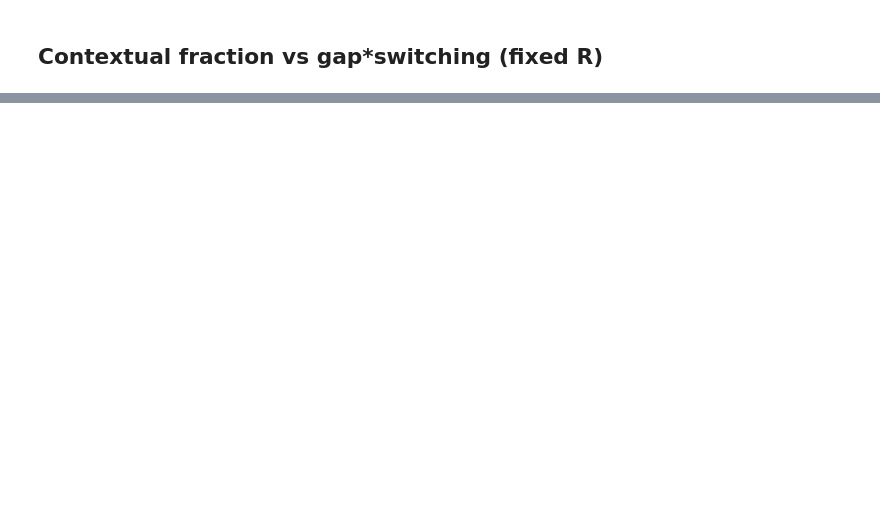
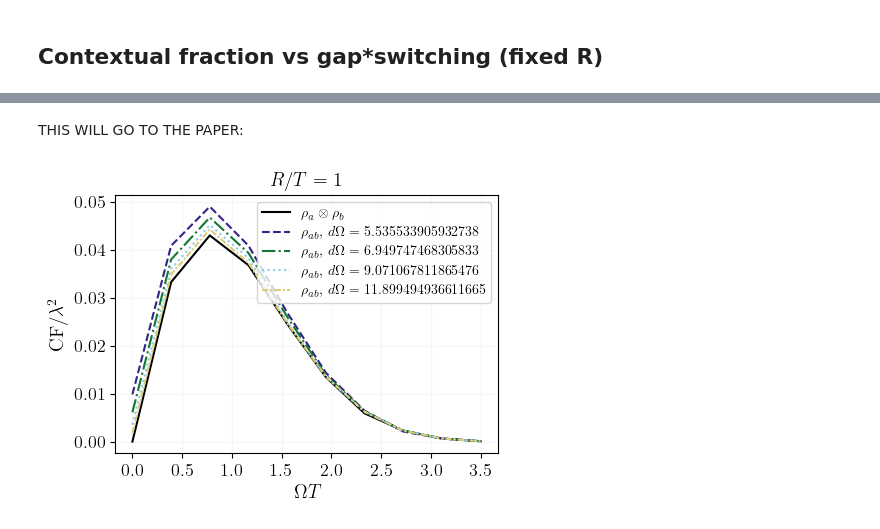
Before and after one commit to Sanchit-Srivastava/contextuality_from_the_vacuum, a Jupyter notebook: notebooks/paper_plots.ipynb, the cells around one changed output, grey strips where cells are left out. Cells and saved outputs as stored; diff of their text form; code cells hidden in the pictures; blank space fills up the shorter version.

```diff
--- a/notebooks/paper_plots.ipynb
+++ b/notebooks/paper_plots.ipynb
@@ -212,3 +212,5 @@ plt.show()
+# %% [markdown]
+THIS WILL GO TO THE PAPER:
 # %%
 '''This cell generates the plots for contextual fraction vs gap for different detector types.'''
 
@@ -216,7 +218,7 @@ plt.show()
 # Fixed parameters
 switching = 1.0
 separation = 0
-smearing = 0.1
+smearing = 1
 lam = 1e-3
 regulator = 1.0
 regularization = "heaviside"  # used by Q_term but detector_type/group decide which terms contribute
@@ -235,8 +237,8 @@ group_types = [
 # }
 
 # Sweep gaps
-gaps = np.linspace(0.0, 5, 10)  # avoid zero to keep numerics well-behaved
-deez = [0.2, 0.5, 1, 5]
+gaps = np.linspace(0.0, 3.5, 10)  # avoid zero to keep numerics well-behaved
+deez = [2*smearing+5/np.sqrt(2), 2*smearing+7/np.sqrt(2), 2*smearing+10/np.sqrt(2), 2*smearing+14/np.sqrt(2)]
 
 plt.figure(figsize=(4.8,3.6))
 
@@ -256,13 +258,13 @@ for group, detector_type in group_types:
                     lam=lam,
                 )
                 if is_valid_state(rho):
-                    if rho_type == "entangled":
-                        rho_final = rho
-                        # rho_final = np.kron(rho1, rho1)
-                    elif rho_type == "product":
-                        rho1 = reduce_state(rho)
-                        #rho_final = np.kron(rho1, np.eye(3)*(1/3))
-                        rho_final = np.kron(rho1, rho1)
+                    # if rho_type == "entangled":
+                    #     rho_final = rho
+                    #     # rho_final = np.kron(rho1, rho1)
+                    # elif rho_type == "product":
+                    rho1 = reduce_state(rho)
+                    # rho_final = np.kron(rho1, np.eye(3)*(1/3))
+                    rho_final = np.kron(rho1, rho1)
 
                     res = contextual_fraction(rho_final)
 
@@ -282,7 +284,7 @@ for group, detector_type in group_types:
 
 linestyles = [ "--", "-.", ":", (0, (3, 1, 1, 1)), (0, (1, 1))]  # Add more if needed
 rho_types = [
-              # "product" ,
+            #   "product" ,
               "entangled"
         ]
 
@@ -304,39 +306,41 @@ for idx, d in enumerate(deez):
                     lam=lam,
                 )
                 if is_valid_state(rho):
-                    if rho_type == "entangled":
-                        rho_final = rho
+                    # if rho_type == "entangled":
+                    rho_final = rho
                         # rho_final = np.kron(rho1, rho1)
-                    elif rho_type == "product":
-                        rho1 = reduce_state(rho)
-                        rho_final = np.kron(rho1, np.eye(3)*(1/3))
-                        # rho_final = np.kron(rho1, rho1)
+                    # elif rho_type == "product":
+                        # rho1 = reduce_state(rho)
+                        # rho_final = np.kron(rho1, np.eye(3)*(1/3))
+                        #rho_final = np.kron(rho1, rho1)
 
                     res = contextual_fraction(rho_final)
 
                     if not res.get("success", False):
                         cf_vals.append(np.nan)
                     else:
                         cf_vals.append(res.get("b", np.nan))
                 else:
                     print("Invalid state detected at gap =", gap)
                     validate_and_print(rho)
                     break
 
             cf_vals = np.array(cf_vals)/(lam**2)
             label = rf"$\rho_{{ab}}$, $d\Omega={d}$"
             linestyle = "-" if rho_type == "product" else linestyles[idx % len(linestyles)]
             plt.plot(gaps, cf_vals, lw=1.5, label=label, linestyle=linestyle,color=colors[idx+1])
 
 
 
 plt.xlabel(r"$\Omega T$",fontsize=14)
 plt.ylabel(r"CF/$\lambda^2$",fontsize=14)
 plt.title(rf"$R/T={smearing}$",fontsize=14)
 plt.xticks(fontsize=13)
 plt.yticks(fontsize=13)
 plt.grid(True, alpha=0.1)
 plt.legend()
 plt.tight_layout()
 # plt.savefig("contextual_fraction_vs_gap_different_models.pdf")
 plt.show()
+# %% [output]
+[figure, added]
```
Also changed, not shown: parts of 10 cells of this notebook, 1 other file.
